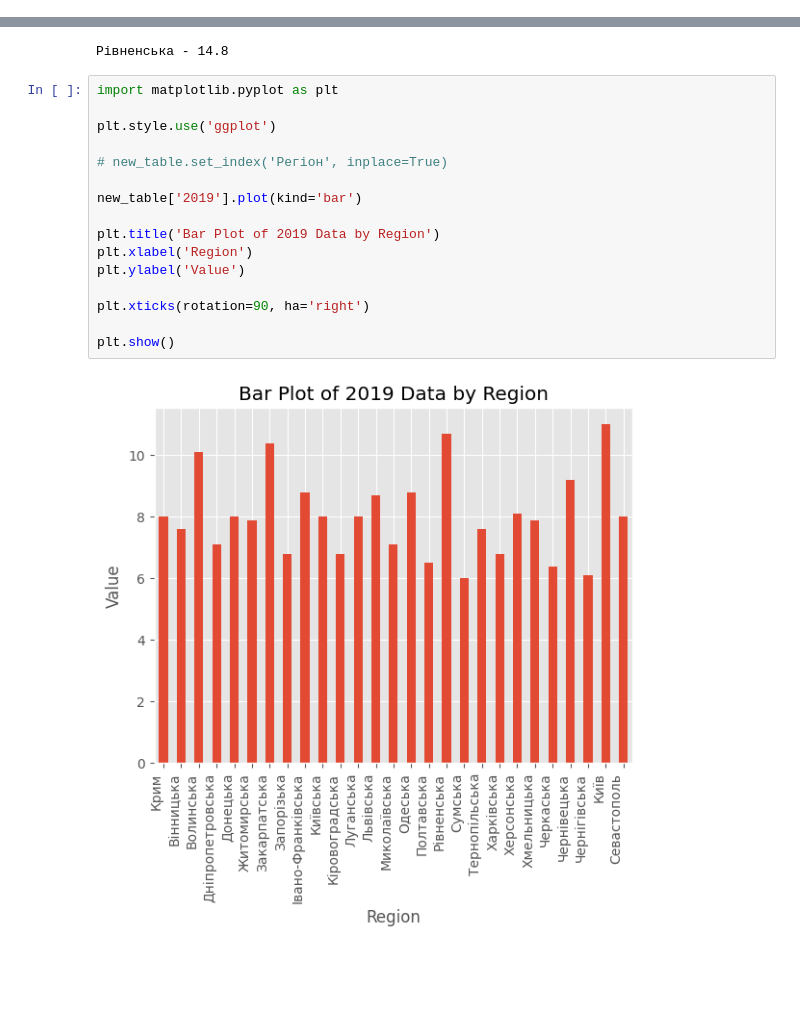
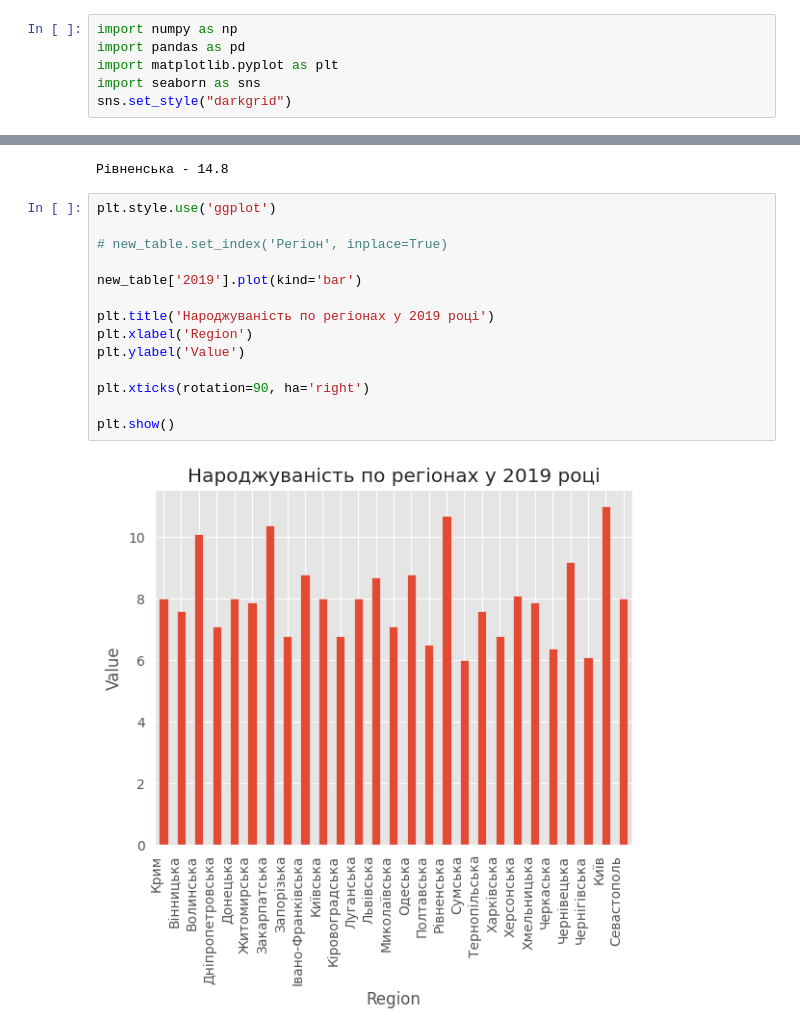
Before and after one commit to SergiyDovgopolyk/Data_Science, a Jupyter notebook: Hw2_1.ipynb, the cells around one changed output, grey strips where cells are left out. Drawn from its saved outputs; the diff is of its cells as text; blank space fills up the shorter version.

```diff
--- a/Hw2_1.ipynb
+++ b/Hw2_1.ipynb
@@ -1,3 +1,9 @@
 # %% [markdown]
 <a href="https://colab.research.google.com/github/SergiyDovgopolyk/Data_Science/blob/main/Hw2_1.ipynb" target="_parent"><img src="https://colab.research.google.com/assets/colab-badge.svg" alt="Open In Colab"/></a>
+# %%
+import numpy as np
+import pandas as pd
+import matplotlib.pyplot as plt
+import seaborn as sns
+sns.set_style("darkgrid")
 # %%
@@ -149,20 +159,18 @@ print(new_table.at[index, 'Регіон'], '-', max_val)
 # %% [output]
 Рівненська - 14.8
 # %%
-import matplotlib.pyplot as plt
-
 plt.style.use('ggplot')
 
 # new_table.set_index('Регіон', inplace=True)
 
 new_table['2019'].plot(kind='bar')
 
-plt.title('Bar Plot of 2019 Data by Region')
+plt.title('Народжуваність по регіонах у 2019 році')
 plt.xlabel('Region')
 plt.ylabel('Value')
 
 plt.xticks(rotation=90, ha='right')
 
 plt.show()
 # %% [output]
-[figure, old version]
+[figure, new version]
```
Also changed, not shown: parts of 4 cells of this notebook.
